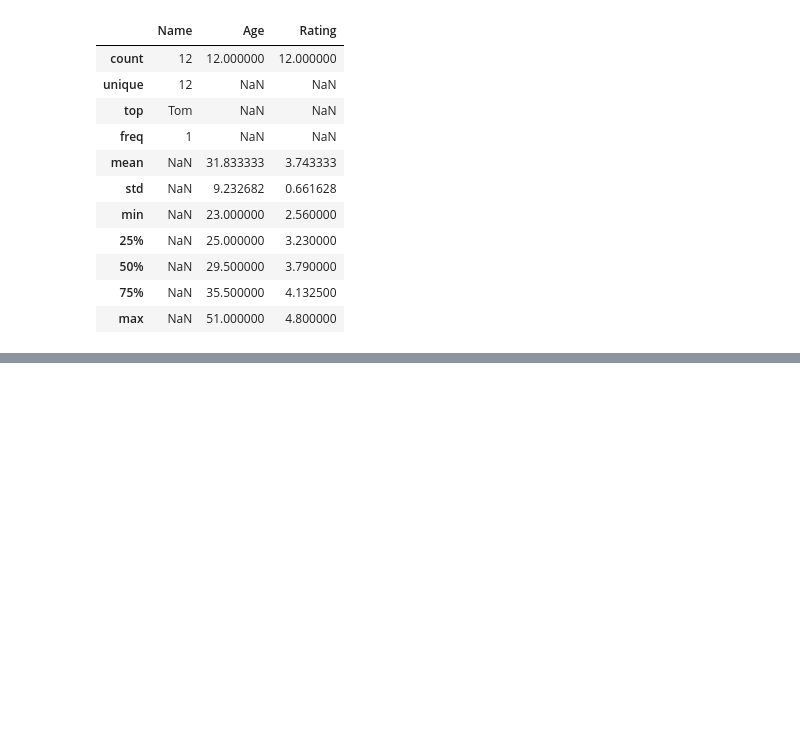
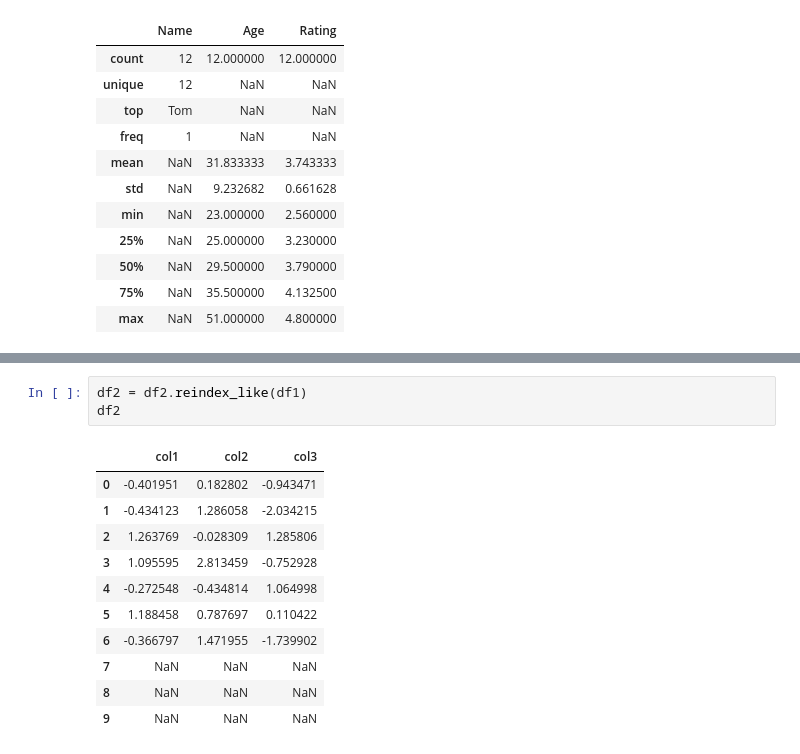
Before and after one commit to karenacorn99/data-science-cheatcheets, a Jupyter notebook: pandas.ipynb, the cells around one changed output, grey strips where cells are left out. Drawn from its saved outputs; the diff is of its cells as text; blank space fills up the shorter version.

```diff
--- a/pandas.ipynb
+++ b/pandas.ipynb
@@ -440,0 +568,15 @@ df.describe(include='all')
+# %%
+df2 = df2.reindex_like(df1)
+df2
+# %% [output]
+|  | col1 | col2 | col3 |
+| 0 | -0.401951 | 0.182802 | -0.943471 |
+| 1 | -0.434123 | 1.286058 | -2.034215 |
+| 2 | 1.263769 | -0.028309 | 1.285806 |
+| 3 | 1.095595 | 2.813459 | -0.752928 |
+| 4 | -0.272548 | -0.434814 | 1.064998 |
+| 5 | 1.188458 | 0.787697 | 0.110422 |
+| 6 | -0.366797 | 1.471955 | -1.739902 |
+| 7 | NaN | NaN | NaN |
+| 8 | NaN | NaN | NaN |
+| 9 | NaN | NaN | NaN |
```
Also changed, not shown: parts of 20 cells of this notebook.
